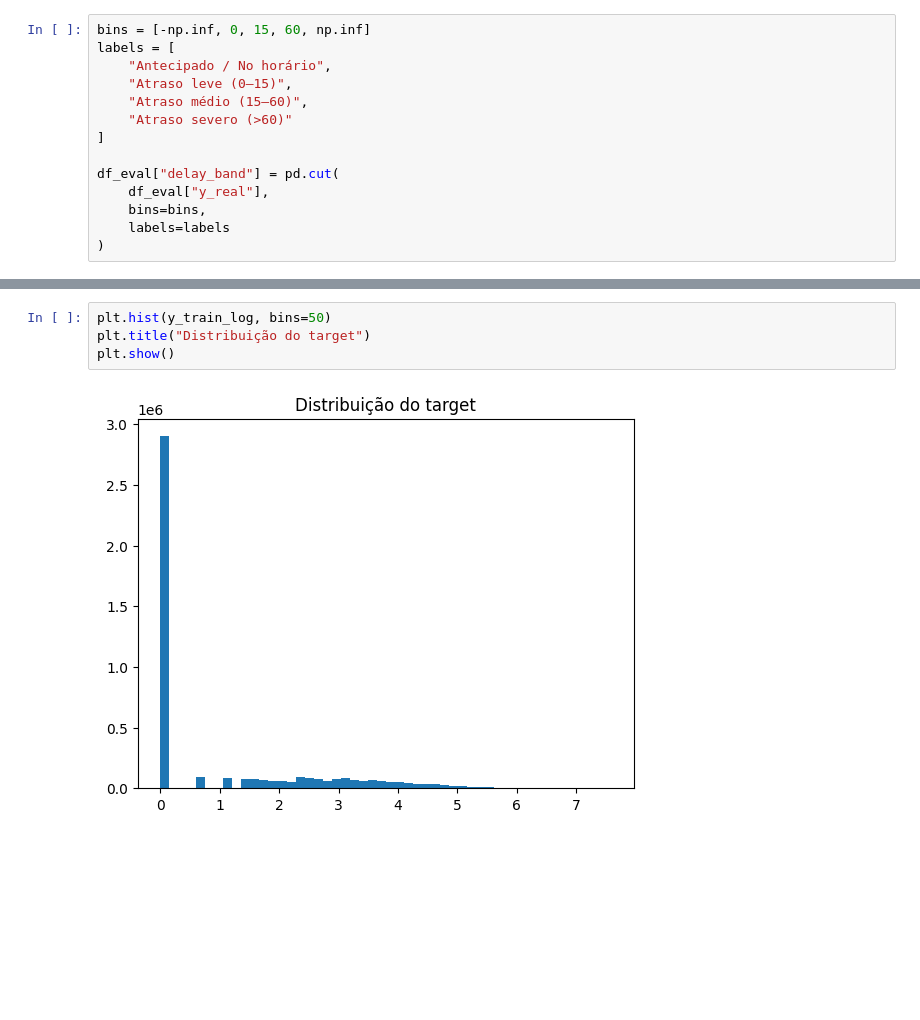
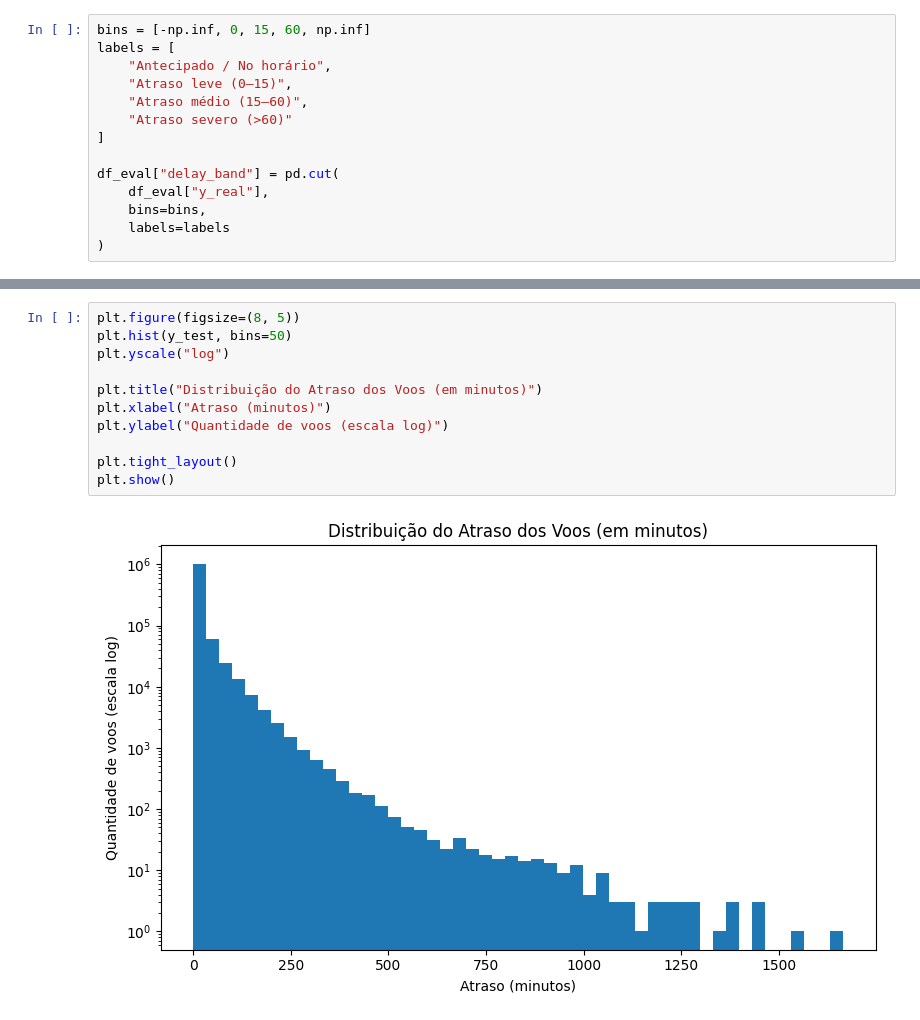
Before and after one commit to GuilhermeDellatin/fiap-machine-learning-tech-challenge-3, a Jupyter notebook: flight-regression.ipynb, the cells around one changed output, grey strips where cells are left out. Drawn from its saved outputs; the diff is of its cells as text; blank space fills up the shorter version.

```diff
--- a/flight-regression.ipynb
+++ b/flight-regression.ipynb
@@ -384,6 +313,13 @@ plt.show()
-# %%
-plt.hist(y_train_log, bins=50)
-plt.title("Distribuição do target")
-plt.show()
-# %% [output]
-[figure, removed]
+# %%
+plt.figure(figsize=(8, 5))
+plt.hist(y_test, bins=50)
+plt.yscale("log")
+
+plt.title("Distribuição do Atraso dos Voos (em minutos)")
+plt.xlabel("Atraso (minutos)")
+plt.ylabel("Quantidade de voos (escala log)")
+
+plt.tight_layout()
+plt.show()
+# %% [output]
+[figure, added]
```
Also changed, not shown: parts of 17 cells of this notebook.
